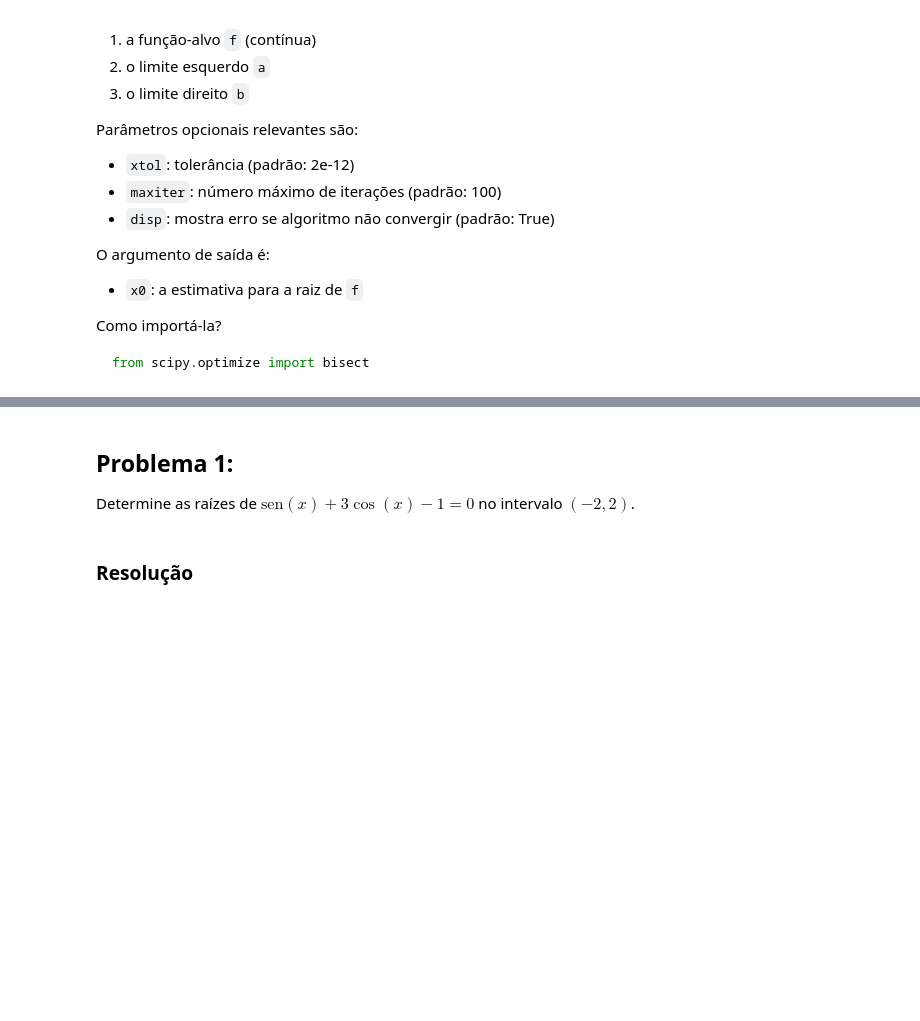
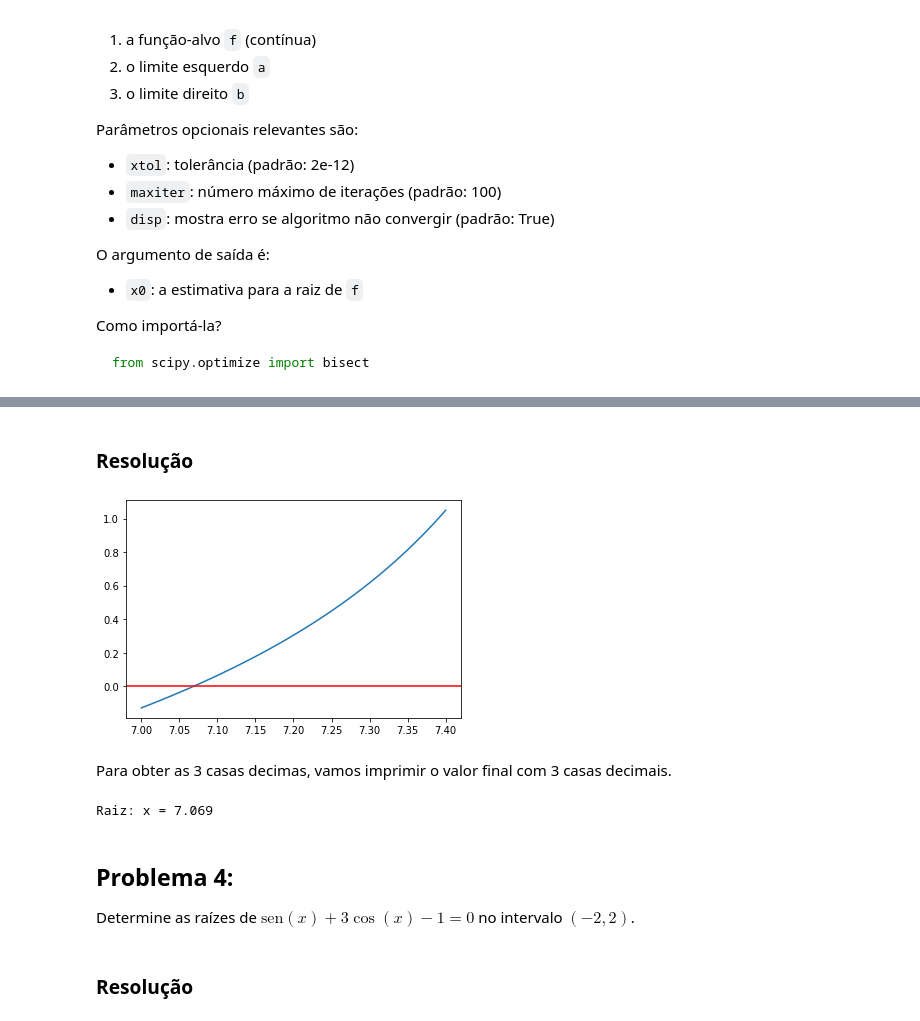
Before and after one commit to gcpeixoto/LVMN, a Jupyter notebook: code-session-1-bisect.ipynb, the cells around one changed output, grey strips where cells are left out. Saved outputs shown, nothing was run; the diff lists cells and outputs as text; code cells hidden in the pictures; blank space fills up the shorter version.

```diff
--- a/code-session-1-bisect.ipynb
+++ b/code-session-1-bisect.ipynb
@@ -36,5 +95,26 @@ from scipy.optimize import bisect
+# %% [markdown]
+### Resolução
+# %%
+# função
+def f(x):
+    return np.tan(x) - np.tanh(x)
+# %%
+# analise gráfica
+x = np.linspace(7,7.4)
+plt.plot(x,f(x));
+plt.axhline(y=0,color='r');
+# %% [output]
+[figure, added]
+# %% [markdown]
+Para obter as 3 casas decimas, vamos imprimir o valor final com 3 casas decimais.
+# %%
+x = bisect(f,7,7.4) # raiz
+
+print('Raiz: x = %.3f' % x)
+# %% [output]
+Raiz: x = 7.069
 # %% [markdown]
-## Problema 1:
+## Problema 4:
 
 Determine as raízes de $\text{sen}(x) + 3\cos(x) - 1 = 0$ no intervalo $(-2,2)$.
 # %% [markdown]
```
Also changed, not shown: parts of 42 cells of this notebook, 5 other files.
